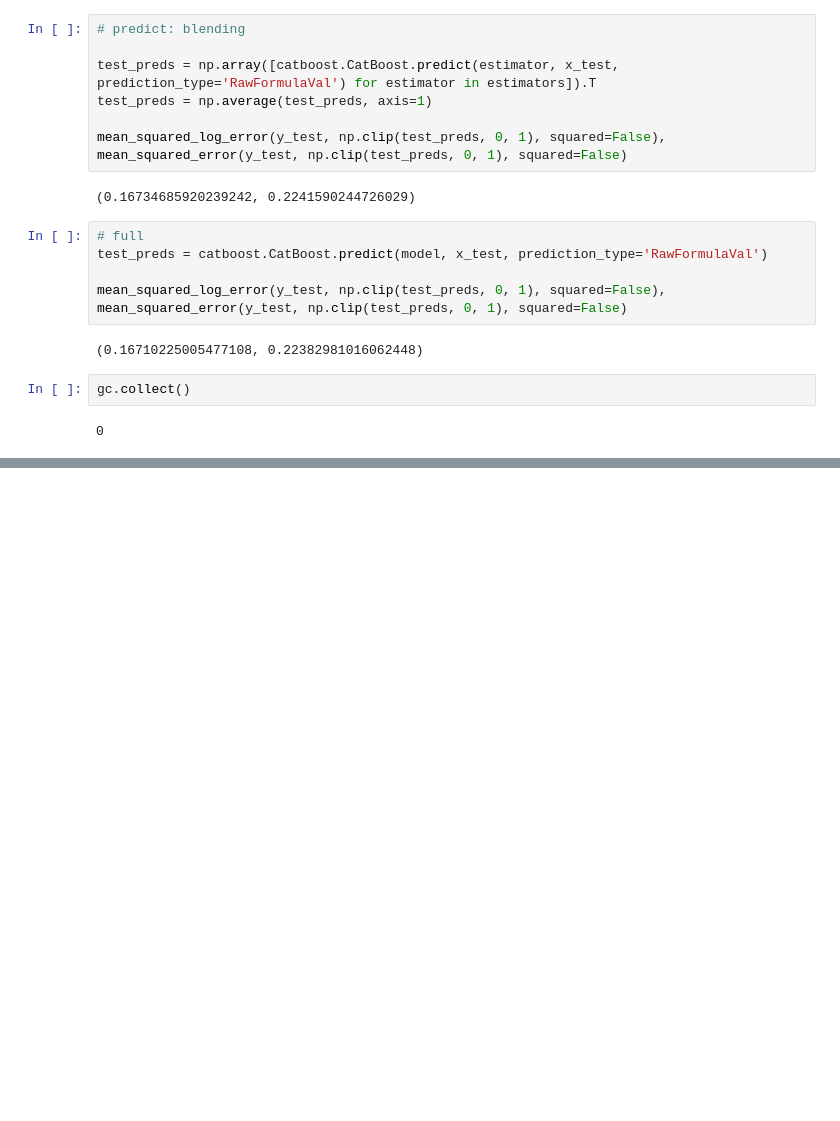
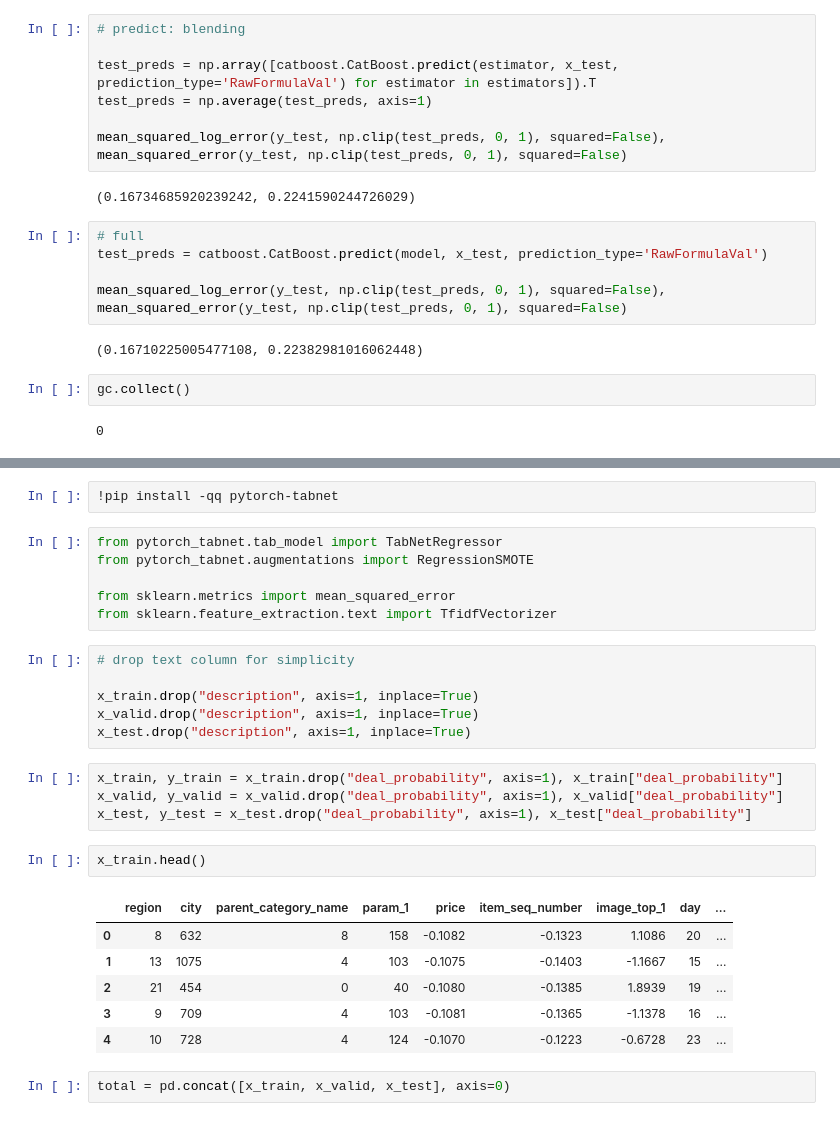
Before and after one commit to pankratozzi/ML_pet_projects, a Jupyter notebook: classification/AVITO_demand_in_progress.ipynb, the cells around one changed output, grey strips where cells are left out. Cells and saved outputs as stored; diff of their text form; blank space fills up the shorter version.

Commit message:
added TabNetRegressor in add. to custom transformer-DCNN and catboost

```diff
--- a/classification/AVITO_demand_in_progress.ipynb
+++ b/classification/AVITO_demand_in_progress.ipynb
@@ -1426,0 +1435,29 @@ gc.collect()
+# %%
+!pip install -qq pytorch-tabnet
+# %%
+from pytorch_tabnet.tab_model import TabNetRegressor
+from pytorch_tabnet.augmentations import RegressionSMOTE
+
+from sklearn.metrics import mean_squared_error
+from sklearn.feature_extraction.text import TfidfVectorizer
+# %%
+# drop text column for simplicity
+
+x_train.drop("description", axis=1, inplace=True)
+x_valid.drop("description", axis=1, inplace=True)
+x_test.drop("description", axis=1, inplace=True)
+# %%
+x_train, y_train = x_train.drop("deal_probability", axis=1), x_train["deal_probability"]
+x_valid, y_valid = x_valid.drop("deal_probability", axis=1), x_valid["deal_probability"]
+x_test, y_test = x_test.drop("deal_probability", axis=1), x_test["deal_probability"]
+# %%
+x_train.head()
+# %% [output]
+|  | region | city | parent_category_name | param_1 | price | item_seq_number | image_top_1 | day | ... |
+| 0 | 8 | 632 | 8 | 158 | -0.1082 | -0.1323 | 1.1086 | 20 | ... |
+| 1 | 13 | 1075 | 4 | 103 | -0.1075 | -0.1403 | -1.1667 | 15 | ... |
+| 2 | 21 | 454 | 0 | 40 | -0.1080 | -0.1385 | 1.8939 | 19 | ... |
+| 3 | 9 | 709 | 4 | 103 | -0.1081 | -0.1365 | -1.1378 | 16 | ... |
+| 4 | 10 | 728 | 4 | 124 | -0.1070 | -0.1223 | -0.6728 | 23 | ... |
+# %%
+total = pd.concat([x_train, x_valid, x_test], axis=0)
```
Also changed, not shown: parts of 13 cells of this notebook.
